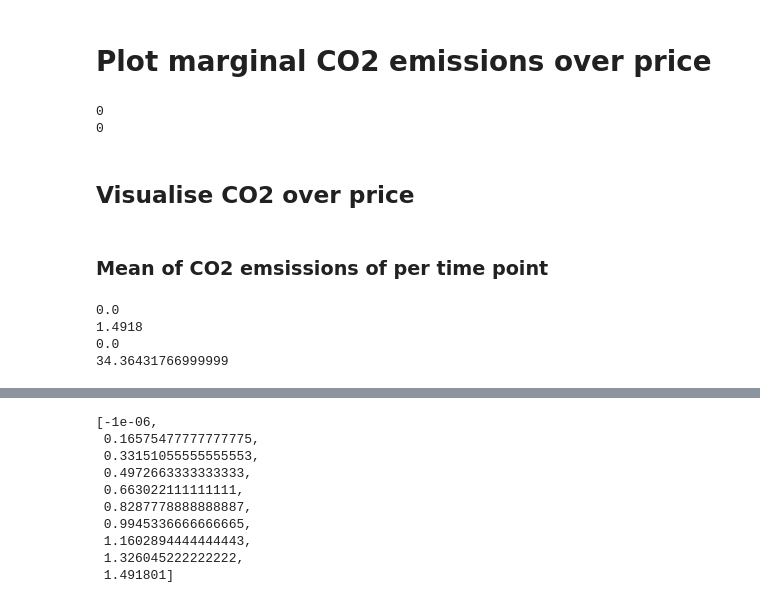
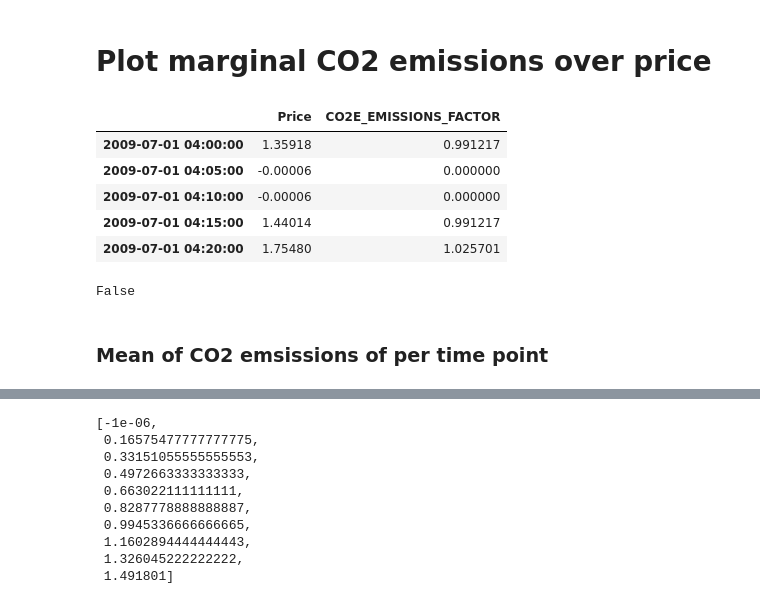
Before and after one commit to bkubsch/marginal-carbon, a Jupyter notebook: notebooks/6_df_for_initial_vis.ipynb, the cells around one changed output, grey strips where cells are left out. Drawn from its saved outputs; the diff is of its cells as text; code cells hidden in the pictures.

```diff
--- a/notebooks/6_df_for_initial_vis.ipynb
+++ b/notebooks/6_df_for_initial_vis.ipynb
@@ -41,8 +9,0 @@ a2,b2 = correct_timedelta(df_sum, 300)
-# %%
-print(len(a1))
-print(len(a2))
-# %% [output]
-0
-0
-# %% [markdown]
-## __Visualise CO2 over price__
@@ -49,14 +12,17 @@ print(len(a2))
+# %%
+df = pd.read_pickle(file_path1)
+df.head()
+# %% [output]
+|  | Price | CO2E_EMISSIONS_FACTOR |
+| 2009-07-01 04:00:00 | 1.35918 | 0.991217 |
+| 2009-07-01 04:05:00 | -0.00006 | 0.000000 |
+| 2009-07-01 04:10:00 | -0.00006 | 0.000000 |
+| 2009-07-01 04:15:00 | 1.44014 | 0.991217 |
+| 2009-07-01 04:20:00 | 1.75480 | 1.025701 |
+# %%
+df.CO2E_EMISSIONS_FACTOR.isna().any()
+# %% [output]
+False
 # %% [markdown]
 ### __Mean of CO2 emsissions of per time point__
-# %%
-print(df_mean.CO2E_EMISSIONS_FACTOR.min())
-print(df_mean.CO2E_EMISSIONS_FACTOR.max())
-
-print(df_sum.CO2E_EMISSIONS_FACTOR.min())
-print(df_sum.CO2E_EMISSIONS_FACTOR.max())
-# %% [output]
-0.0
-1.4918
-0.0
-34.36431766999999
 # %%
```
Also changed, not shown: parts of 21 cells of this notebook, 4 other files.
